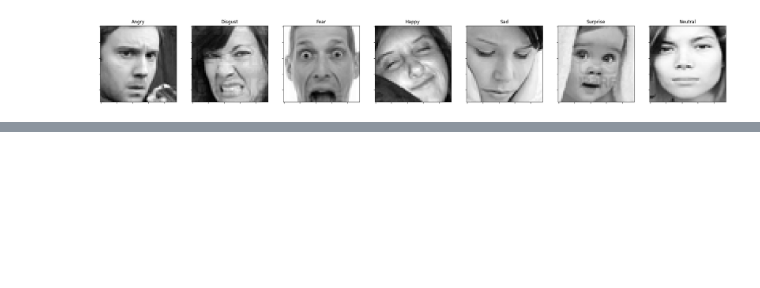
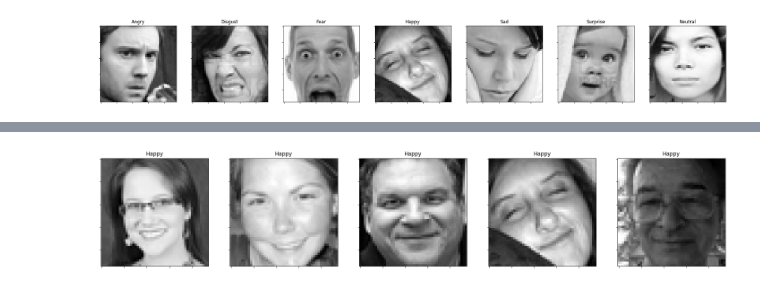
Before and after one commit to Devansharma/emotion-detection, a Jupyter notebook: Notebooks/Facial EDA.ipynb, the cells around one changed output, grey strips where cells are left out. Cells and saved outputs as stored; diff of their text form; code cells hidden in the pictures; blank space fills up the shorter version.

```diff
--- a/Notebooks/Facial EDA.ipynb
+++ b/Notebooks/Facial EDA.ipynb
@@ -137,0 +145,4 @@ plot_all_emotions()
+# %%
+plot_examples(label=3)
+# %% [output]
+[figure, added]
```
Also changed, not shown: parts of 11 cells of this notebook, 1 other file.
